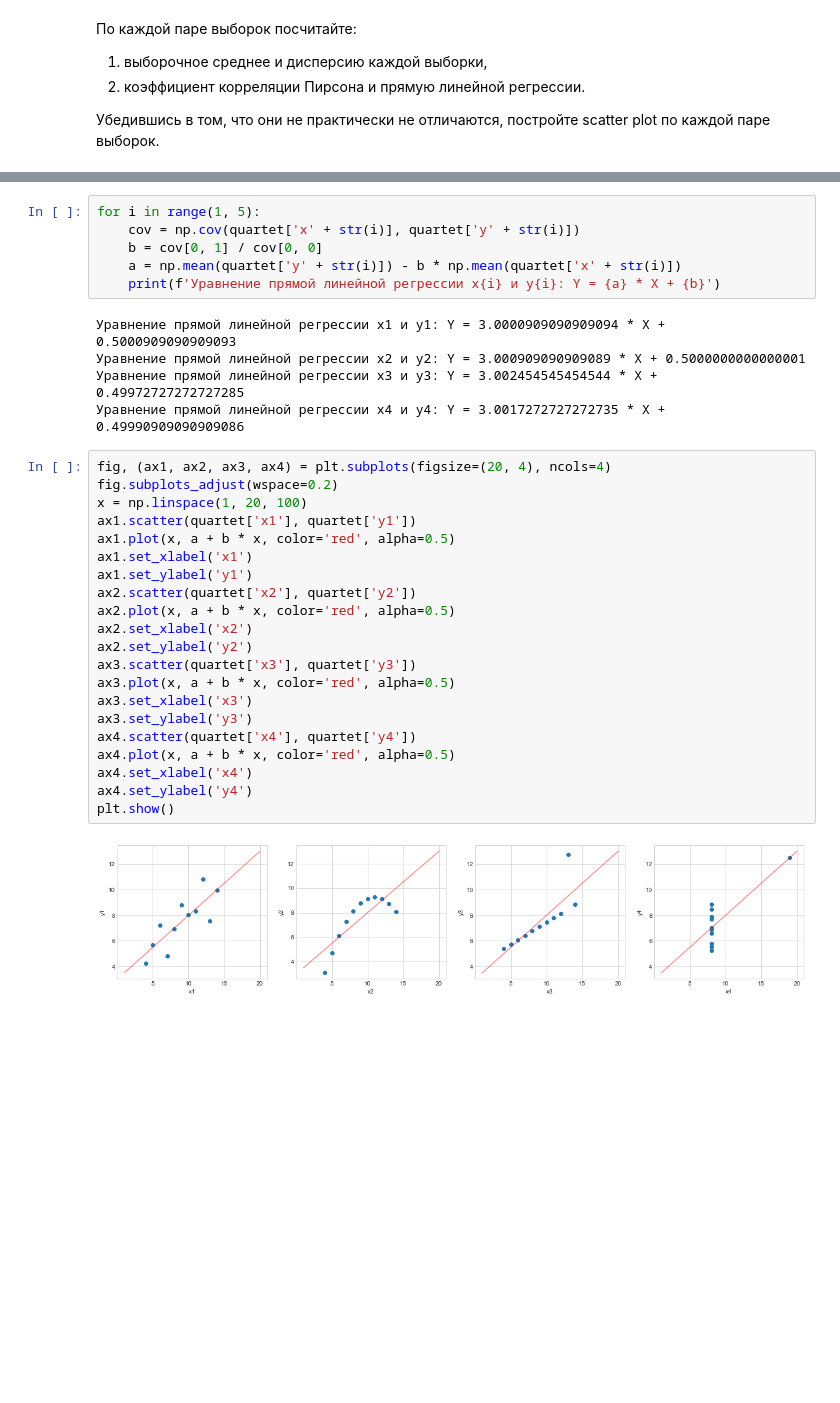
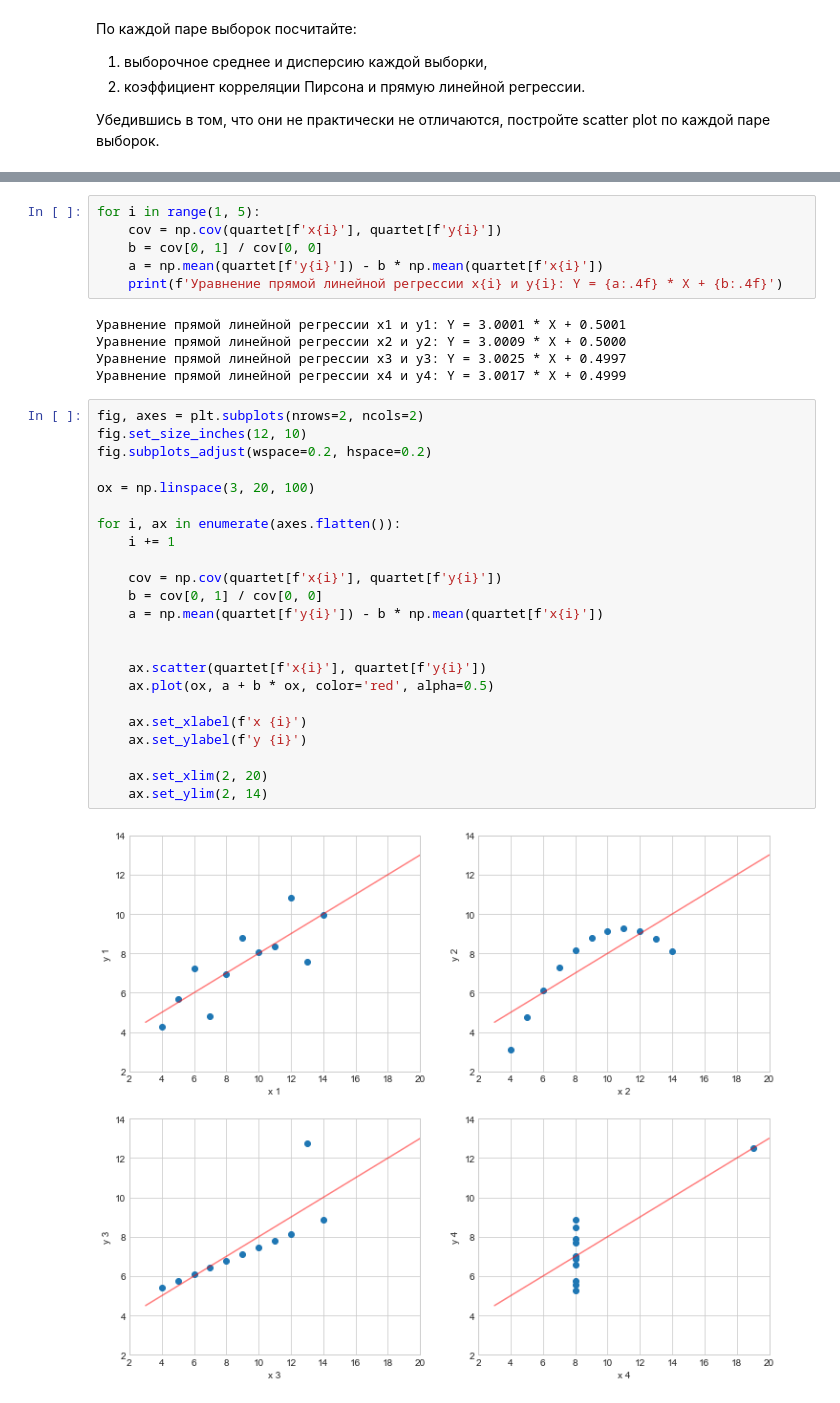
Before and after one commit to vitalyvj/probability_statistics, a Jupyter notebook: HW7.ipynb, the cells around one changed output, grey strips where cells are left out. Cells and saved outputs as stored; diff of their text form; blank space fills up the shorter version.

```diff
--- a/HW7.ipynb
+++ b/HW7.ipynb
@@ -227,35 +227,37 @@ for i in range(1, 5):
 Коэффициент корреляции Пирсона x4 и y4: 0.8165214368885028
 # %%
 for i in range(1, 5):
-    cov = np.cov(quartet['x' + str(i)], quartet['y' + str(i)])
+    cov = np.cov(quartet[f'x{i}'], quartet[f'y{i}'])
     b = cov[0, 1] / cov[0, 0]
-    a = np.mean(quartet['y' + str(i)]) - b * np.mean(quartet['x' + str(i)])
-    print(f'Уравнение прямой линейной регрессии x{i} и y{i}: Y = {a} * X + {b}')
+    a = np.mean(quartet[f'y{i}']) - b * np.mean(quartet[f'x{i}'])
+    print(f'Уравнение прямой линейной регрессии x{i} и y{i}: Y = {a:.4f} * X + {b:.4f}')
 # %% [output]
-Уравнение прямой линейной регрессии x1 и y1: Y = 3.0000909090909094 * X + 0.5000909090909093
-Уравнение прямой линейной регрессии x2 и y2: Y = 3.000909090909089 * X + 0.5000000000000001
-Уравнение прямой линейной регрессии x3 и y3: Y = 3.002454545454544 * X + 0.49972727272727285
-Уравнение прямой линейной регрессии x4 и y4: Y = 3.0017272727272735 * X + 0.49990909090909086
+Уравнение прямой линейной регрессии x1 и y1: Y = 3.0001 * X + 0.5001
+Уравнение прямой линейной регрессии x2 и y2: Y = 3.0009 * X + 0.5000
+Уравнение прямой линейной регрессии x3 и y3: Y = 3.0025 * X + 0.4997
+Уравнение прямой линейной регрессии x4 и y4: Y = 3.0017 * X + 0.4999
-# %%
-fig, (ax1, ax2, ax3, ax4) = plt.subplots(figsize=(20, 4), ncols=4)
-fig.subplots_adjust(wspace=0.2)
-x = np.linspace(1, 20, 100)
-ax1.scatter(quartet['x1'], quartet['y1'])
-ax1.plot(x, a + b * x, color='red', alpha=0.5)
-ax1.set_xlabel('x1')
-ax1.set_ylabel('y1')
-ax2.scatter(quartet['x2'], quartet['y2'])
-ax2.plot(x, a + b * x, color='red', alpha=0.5)
-ax2.set_xlabel('x2')
-ax2.set_ylabel('y2')
-ax3.scatter(quartet['x3'], quartet['y3'])
-ax3.plot(x, a + b * x, color='red', alpha=0.5)
-ax3.set_xlabel('x3')
-ax3.set_ylabel('y3')
-ax4.scatter(quartet['x4'], quartet['y4'])
-ax4.plot(x, a + b * x, color='red', alpha=0.5)
-ax4.set_xlabel('x4')
-ax4.set_ylabel('y4')
-plt.show()
-# %% [output]
-[figure, removed]
+# %%
+fig, axes = plt.subplots(nrows=2, ncols=2)
+fig.set_size_inches(12, 10)
+fig.subplots_adjust(wspace=0.2, hspace=0.2)
+
+ox = np.linspace(3, 20, 100)
+
+for i, ax in enumerate(axes.flatten()):
+    i += 1
+
+    cov = np.cov(quartet[f'x{i}'], quartet[f'y{i}'])
+    b = cov[0, 1] / cov[0, 0]
+    a = np.mean(quartet[f'y{i}']) - b * np.mean(quartet[f'x{i}'])
+
+
+    ax.scatter(quartet[f'x{i}'], quartet[f'y{i}'])
+    ax.plot(ox, a + b * ox, color='red', alpha=0.5)
+
+    ax.set_xlabel(f'x {i}')
+    ax.set_ylabel(f'y {i}')
+
+    ax.set_xlim(2, 20)
+    ax.set_ylim(2, 14)
+# %% [output]
+[figure, added]
```
Also changed, not shown: parts of 7 cells of this notebook.
